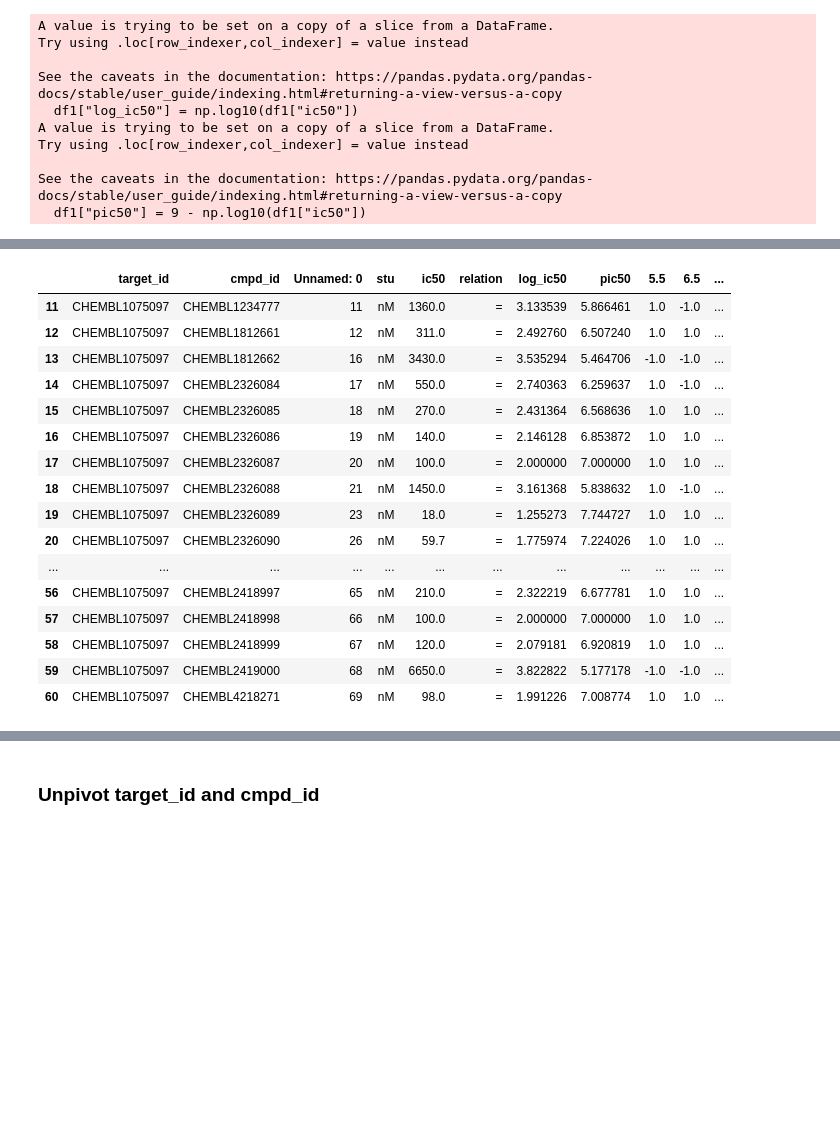
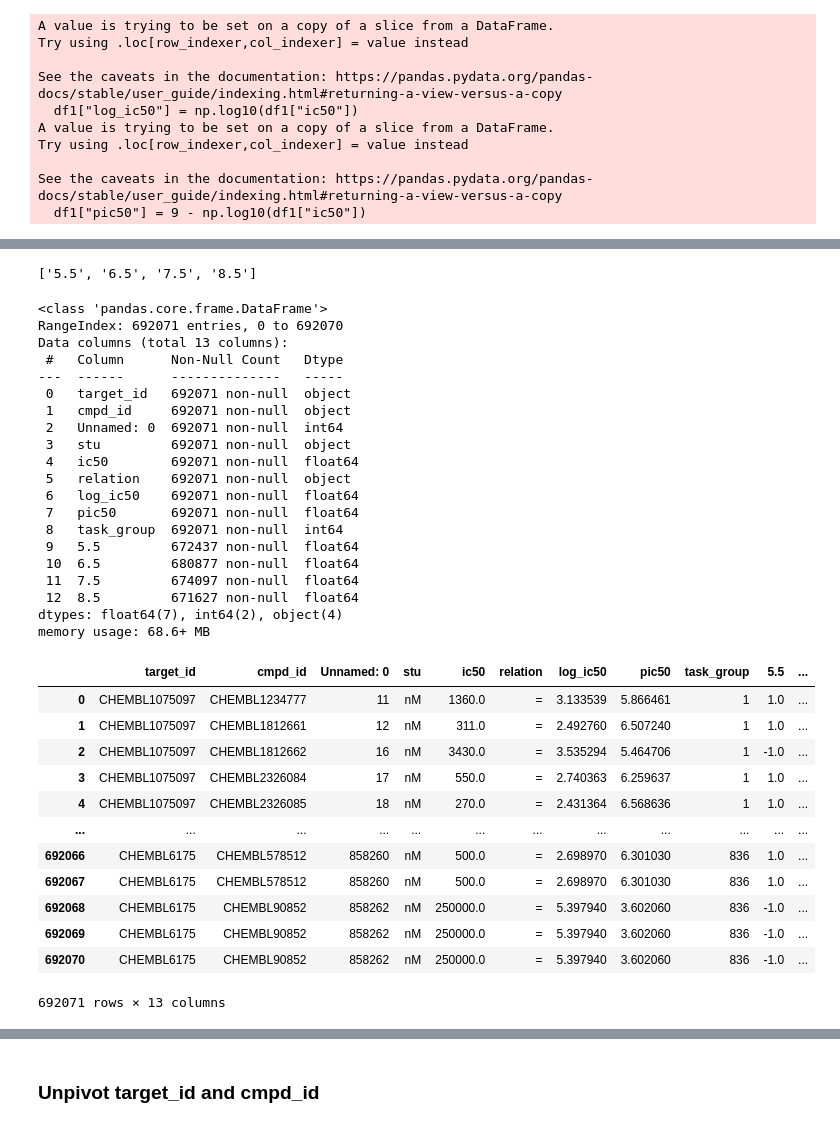
Before and after one commit to kbardool/Chembl-pipeline, a Jupyter notebook: 10_create_dataset.ipynb, the cells around one changed output, grey strips where cells are left out. Cells and saved outputs as stored; diff of their text form; code cells hidden in the pictures; blank space fills up the shorter version.

Commit message:
01-08-2022 Changes for task group generation

```diff
--- a/10_create_dataset.ipynb
+++ b/10_create_dataset.ipynb
@@ -198,0 +763,4 @@ df1
+# %%
+df1 = pd.read_csv("Step10/6_target_joined_with_taskgroup.csv")
+df1.info()
+df1
@@ -198,0 +849,5 @@ df1
+# %%
+value_vars = []
+for thr in   [5.5, 6.5, 7.5, 8.5]:
+    value_vars.append("%1.1f" % thr)
+print(value_vars)
@@ -199,10 +856,8 @@ df1
 # %%
-value_vars = []
 for thr in   [5.5, 6.5, 7.5, 8.5]:
+    thr_str = f"{thr:1.1f}"
     logging.info("Processing threshold : '%1.1f'" % thr)
-    value_vars.append("%1.1f" % thr)
-    thr_str = "%1.1f" % thr
-    print("thr_str ", thr_str ," type:", type(thr_str))
+
     ## using +1 and -1 for actives and inactives
     df1[thr_str] = (df1["pic50"] >= thr) * 2.0 - 1.0
     df1[thr_str] = np.where(np.logical_and((df1["relation"] == '<'), (df1['pic50'] < thr)), np.nan, df1[thr_str])
@@ -234,20 +870,42 @@ thr_str  8.5  type: <class 'str'>
+# %%
+print( value_vars)
+# %% [output]
+['5.5', '6.5', '7.5', '8.5']
 # %%
-df1.head(50)
+df1.info()
+df1
+# df1['task_group'].value_counts()
 # %% [output]
+<class 'pandas.core.frame.DataFrame'>
+RangeIndex: 692071 entries, 0 to 692070
+Data columns (total 13 columns):
+ #   Column      Non-Null Count   Dtype
+---  ------      --------------   -----
+ 0   target_id   692071 non-null  object
+ 1   cmpd_id     692071 non-null  object
+ 2   Unnamed: 0  692071 non-null  int64
+ 3   stu         692071 non-null  object
+ 4   ic50        692071 non-null  float64
+ 5   relation    692071 non-null  object
+ 6   log_ic50    692071 non-null  float64
+ 7   pic50       692071 non-null  float64
+ 8   task_group  692071 non-null  int64
+ 9   5.5         672437 non-null  float64
+ 10  6.5         680877 non-null  float64
+ 11  7.5         674097 non-null  float64
+ 12  8.5         671627 non-null  float64
+dtypes: float64(7), int64(2), object(4)
+memory usage: 68.6+ MB
-|  | target_id | cmpd_id | Unnamed: 0 | stu | ic50 | relation | log_ic50 | pic50 | 5.5 | 6.5 | ... |
-| 11 | CHEMBL1075097 | CHEMBL1234777 | 11 | nM | 1360.0 | = | 3.133539 | 5.866461 | 1.0 | -1.0 | ... |
-| 12 | CHEMBL1075097 | CHEMBL1812661 | 12 | nM | 311.0 | = | 2.492760 | 6.507240 | 1.0 | 1.0 | ... |
-| 13 | CHEMBL1075097 | CHEMBL1812662 | 16 | nM | 3430.0 | = | 3.535294 | 5.464706 | -1.0 | -1.0 | ... |
-| 14 | CHEMBL1075097 | CHEMBL2326084 | 17 | nM | 550.0 | = | 2.740363 | 6.259637 | 1.0 | -1.0 | ... |
-| 15 | CHEMBL1075097 | CHEMBL2326085 | 18 | nM | 270.0 | = | 2.431364 | 6.568636 | 1.0 | 1.0 | ... |
-| 16 | CHEMBL1075097 | CHEMBL2326086 | 19 | nM | 140.0 | = | 2.146128 | 6.853872 | 1.0 | 1.0 | ... |
-| 17 | CHEMBL1075097 | CHEMBL2326087 | 20 | nM | 100.0 | = | 2.000000 | 7.000000 | 1.0 | 1.0 | ... |
-| 18 | CHEMBL1075097 | CHEMBL2326088 | 21 | nM | 1450.0 | = | 3.161368 | 5.838632 | 1.0 | -1.0 | ... |
-| 19 | CHEMBL1075097 | CHEMBL2326089 | 23 | nM | 18.0 | = | 1.255273 | 7.744727 | 1.0 | 1.0 | ... |
-| 20 | CHEMBL1075097 | CHEMBL2326090 | 26 | nM | 59.7 | = | 1.775974 | 7.224026 | 1.0 | 1.0 | ... |
+|  | target_id | cmpd_id | Unnamed: 0 | stu | ic50 | relation | log_ic50 | pic50 | task_group | 5.5 | ... |
+| 0 | CHEMBL1075097 | CHEMBL1234777 | 11 | nM | 1360.0 | = | 3.133539 | 5.866461 | 1 | 1.0 | ... |
+| 1 | CHEMBL1075097 | CHEMBL1812661 | 12 | nM | 311.0 | = | 2.492760 | 6.507240 | 1 | 1.0 | ... |
+| 2 | CHEMBL1075097 | CHEMBL1812662 | 16 | nM | 3430.0 | = | 3.535294 | 5.464706 | 1 | -1.0 | ... |
+| 3 | CHEMBL1075097 | CHEMBL2326084 | 17 | nM | 550.0 | = | 2.740363 | 6.259637 | 1 | 1.0 | ... |
+| 4 | CHEMBL1075097 | CHEMBL2326085 | 18 | nM | 270.0 | = | 2.431364 | 6.568636 | 1 | 1.0 | ... |
 | ... | ... | ... | ... | ... | ... | ... | ... | ... | ... | ... | ... |
-| 56 | CHEMBL1075097 | CHEMBL2418997 | 65 | nM | 210.0 | = | 2.322219 | 6.677781 | 1.0 | 1.0 | ... |
-| 57 | CHEMBL1075097 | CHEMBL2418998 | 66 | nM | 100.0 | = | 2.000000 | 7.000000 | 1.0 | 1.0 | ... |
-| 58 | CHEMBL1075097 | CHEMBL2418999 | 67 | nM | 120.0 | = | 2.079181 | 6.920819 | 1.0 | 1.0 | ... |
-| 59 | CHEMBL1075097 | CHEMBL2419000 | 68 | nM | 6650.0 | = | 3.822822 | 5.177178 | -1.0 | -1.0 | ... |
-| 60 | CHEMBL1075097 | CHEMBL4218271 | 69 | nM | 98.0 | = | 1.991226 | 7.008774 | 1.0 | 1.0 | ... |
+| 692066 | CHEMBL6175 | CHEMBL578512 | 858260 | nM | 500.0 | = | 2.698970 | 6.301030 | 836 | 1.0 | ... |
+| 692067 | CHEMBL6175 | CHEMBL578512 | 858260 | nM | 500.0 | = | 2.698970 | 6.301030 | 836 | 1.0 | ... |
+| 692068 | CHEMBL6175 | CHEMBL90852 | 858262 | nM | 250000.0 | = | 5.397940 | 3.602060 | 836 | -1.0 | ... |
+| 692069 | CHEMBL6175 | CHEMBL90852 | 858262 | nM | 250000.0 | = | 5.397940 | 3.602060 | 836 | -1.0 | ... |
+| 692070 | CHEMBL6175 | CHEMBL90852 | 858262 | nM | 250000.0 | = | 5.397940 | 3.602060 | 836 | -1.0 | ... |
+692071 rows × 13 columns
```
Also changed, not shown: parts of 95 cells of this notebook, 7 other files.
